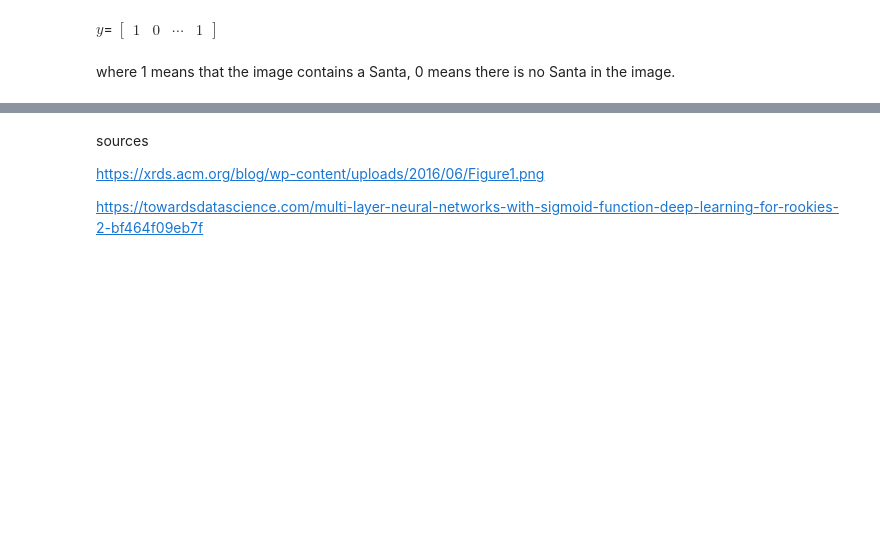
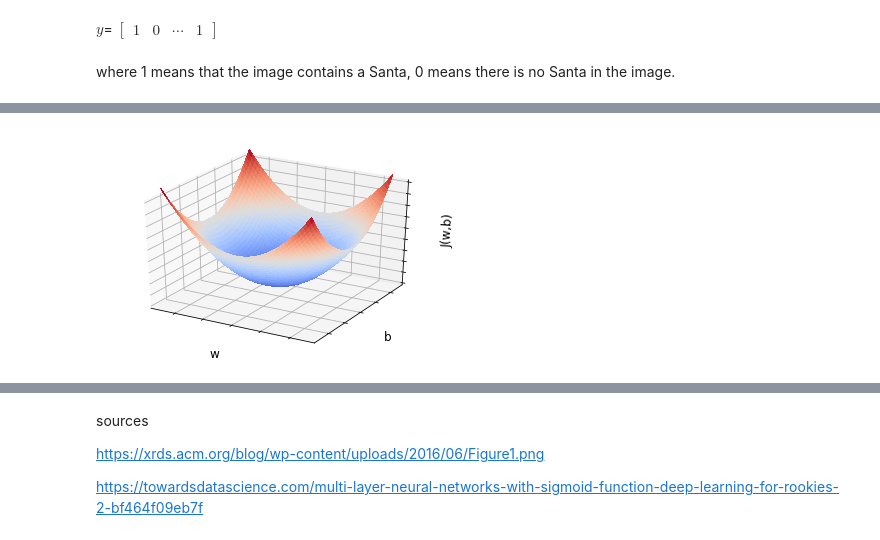
Before and after one commit to learn-co-curriculum/dl-neural-networks-intro, a Jupyter notebook: Introduction to Neural Networks - Lecture.ipynb, the cells around one changed output, grey strips where cells are left out. Drawn from its saved outputs; the diff is of its cells as text; code cells hidden in the pictures; blank space fills up the shorter version.

```diff
--- a/Introduction to Neural Networks - Lecture.ipynb
+++ b/Introduction to Neural Networks - Lecture.ipynb
@@ -113,0 +125,37 @@ This is why $\hat y = \sigma(w^T x + b)$. let's denote $z = w^T x + b$, then $y
+# %%
+%matplotlib inline
+from mpl_toolkits.mplot3d import Axes3D
+import matplotlib.pyplot as plt
+from matplotlib import cm
+from matplotlib.ticker import LinearLocator, FormatStrFormatter
+import numpy as np
+
+fig = plt.figure()
+ax = fig.gca(projection='3d')
+
+# Make data.
+X = np.arange(-5, 5, 0.1)
+Y = np.arange(-5, 5, 0.1)
+X, Y = np.meshgrid(X, Y)
+R = X**2+ Y**2 + 6
+
+# Plot the surface.
+surf = ax.plot_surface(X, Y, R, cmap=cm.coolwarm,
+                       linewidth=0, antialiased=False)
+
+# Customize the z axis.
+ax.set_zlim(0, 50)
+ax.zaxis.set_major_locator(LinearLocator(10))
+ax.zaxis.set_major_formatter(FormatStrFormatter('%.02f'))
+
+ax.set_xlabel('w', fontsize=12)
+ax.set_ylabel('b', fontsize=12)
+ax.set_zlabel('J(w,b)', fontsize=12)
+
+ax.set_yticklabels([])
+ax.set_xticklabels([])
+ax.set_zticklabels([])
+
+plt.show()
+# %% [output]
+[figure, added]
```
Also changed, not shown: parts of 17 cells of this notebook.
